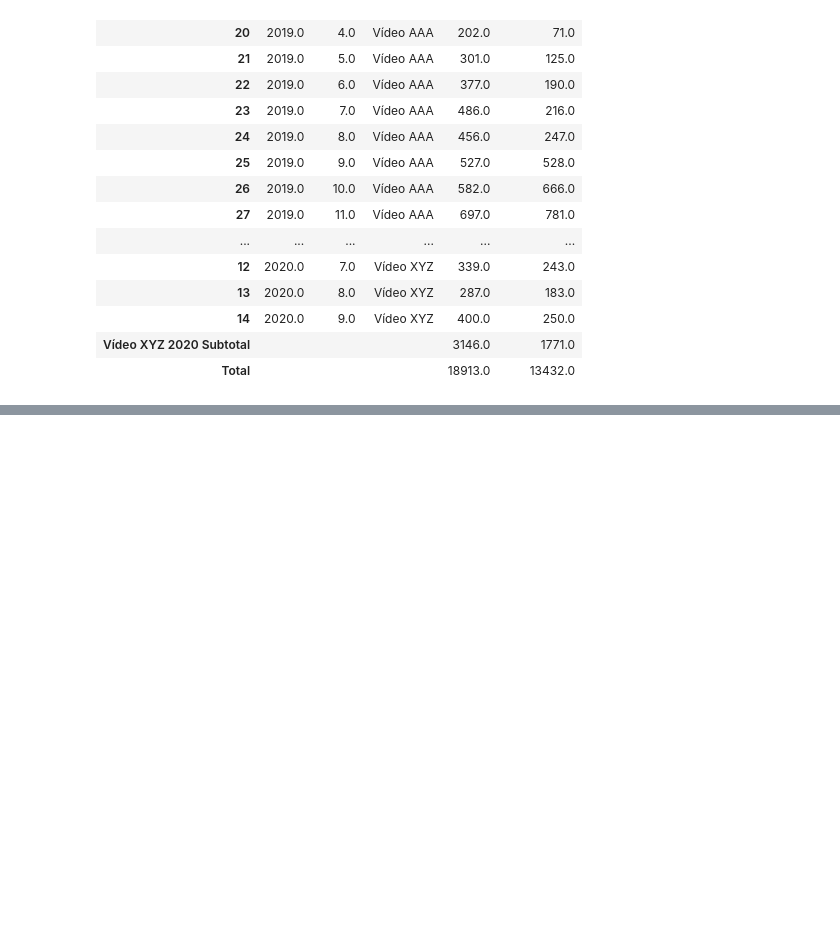
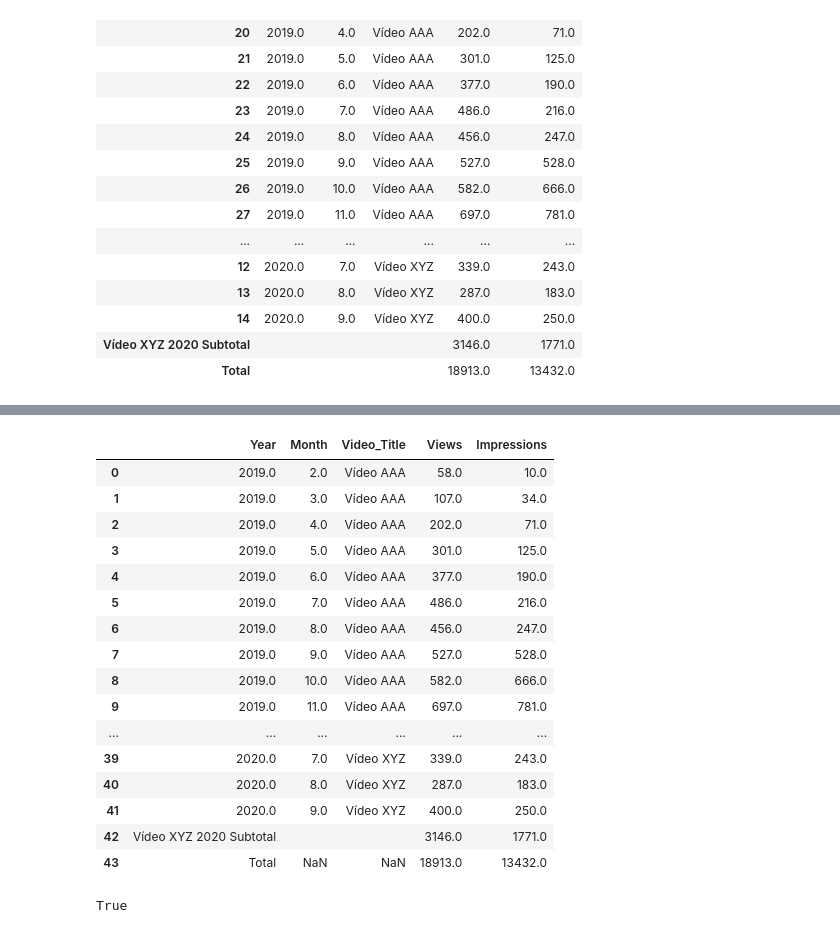
Before and after one commit to alexaugusto23/python_developer, a Jupyter notebook: Planejamento - Lógicas/Scripts e Notebooks/logicas_pyplan.ipynb, the cells around one changed output, grey strips where cells are left out. Cells and saved outputs as stored; diff of their text form; code cells hidden in the pictures; blank space fills up the shorter version.

Commit message:
for com iterrows

```diff
--- a/Planejamento - Lógicas/Scripts e Notebooks/logicas_pyplan.ipynb
+++ b/Planejamento - Lógicas/Scripts e Notebooks/logicas_pyplan.ipynb
@@ -1112,0 +1141,8 @@ _df_summary.fillna('')
+# %%
+_df_summary = _df_summary.reset_index()
+# %%
+for index, row in _df_summary.iterrows():
+    print(index)
+    print(row)
+    if type(row['index']) is str:
+        _df_summary.loc[index,'Year'] = row['index']
@@ -1112,0 +1167,38 @@ _df_summary.fillna('')
+# %%
+_df_summary.drop(columns='index')
+# %% [output]
+|  | Year | Month | Video_Title | Views | Impressions |
+| 0 | 2019.0 | 2.0 | Vídeo AAA | 58.0 | 10.0 |
+| 1 | 2019.0 | 3.0 | Vídeo AAA | 107.0 | 34.0 |
+| 2 | 2019.0 | 4.0 | Vídeo AAA | 202.0 | 71.0 |
+| 3 | 2019.0 | 5.0 | Vídeo AAA | 301.0 | 125.0 |
+| 4 | 2019.0 | 6.0 | Vídeo AAA | 377.0 | 190.0 |
+| 5 | 2019.0 | 7.0 | Vídeo AAA | 486.0 | 216.0 |
+| 6 | 2019.0 | 8.0 | Vídeo AAA | 456.0 | 247.0 |
+| 7 | 2019.0 | 9.0 | Vídeo AAA | 527.0 | 528.0 |
+| 8 | 2019.0 | 10.0 | Vídeo AAA | 582.0 | 666.0 |
+| 9 | 2019.0 | 11.0 | Vídeo AAA | 697.0 | 781.0 |
+| ... | ... | ... | ... | ... | ... |
+| 39 | 2020.0 | 7.0 | Vídeo XYZ | 339.0 | 243.0 |
+| 40 | 2020.0 | 8.0 | Vídeo XYZ | 287.0 | 183.0 |
+| 41 | 2020.0 | 9.0 | Vídeo XYZ | 400.0 | 250.0 |
+| 42 | Vídeo XYZ 2020 Subtotal |  |  | 3146.0 | 1771.0 |
+| 43 | Total | NaN | NaN | 18913.0 | 13432.0 |
+# %%
+# All of the basic conversion functions will map as equal to the type function.
+
+type(9) is int
+type(2.5) is float
+type('x') is str
+# type(u'x') is unicode
+type(2+3j) is complex
+
+# There are a few other cases.
+
+# isinstance( 'x', basestring )
+# isinstance( u'u', basestring )
+isinstance( 9, int )
+isinstance( 2.5, float )
+isinstance( (2+3j), complex )
+# %% [output]
+True
```
Also changed, not shown: parts of 11 cells of this notebook.
